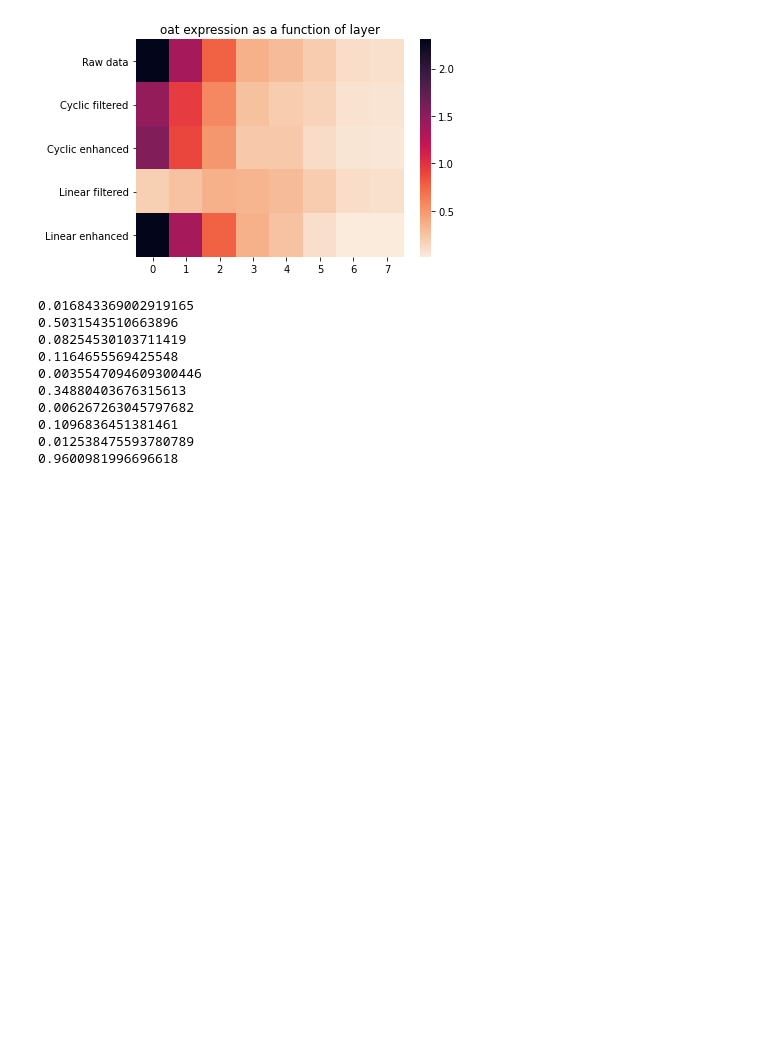
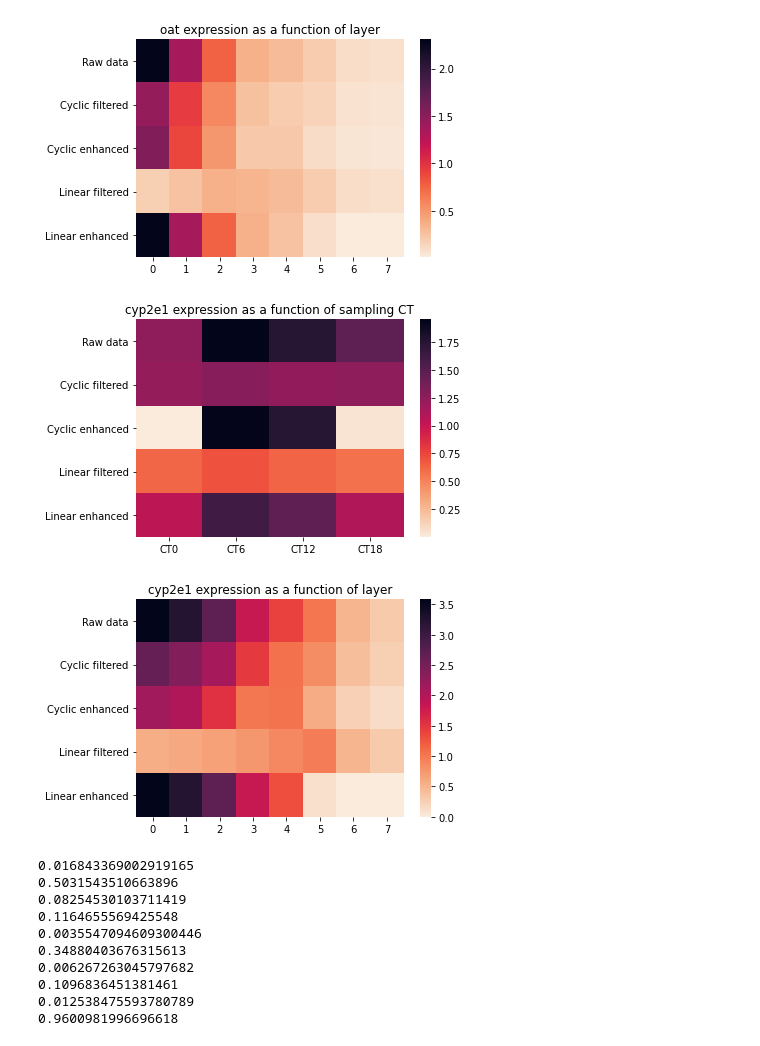
Before and after one commit to nitzanlab/scPrisma, a Jupyter notebook: notebooks/scPrisma_Liver.ipynb, the cells around one changed output. Drawn from its saved outputs; the diff is of its cells as text; code cells hidden in the pictures; blank space fills up the shorter version.

```diff
--- a/notebooks/scPrisma_Liver.ipynb
+++ b/notebooks/scPrisma_Liver.ipynb
@@ -174,6 +174,11 @@ plt_mean_heatmap_gene_liver(adata,adata_cyclic_filtered,adata_cyclic_enhancment,
 # %% [output]
 [figure]
 [figure]
+# %%
+plt_mean_heatmap_gene_liver(adata,adata_cyclic_filtered,adata_cyclic_enhancment,adata_linear_filtered,adata_linear_enhanced,'cyp2e1')
+# %% [output]
+[figure, added]
+[figure, added]
 # %%
 
 kmeans = KMeans(n_clusters=8, random_state=0).fit(adata_linear_filtered.X)
```
Also changed, not shown: parts of 2 cells of this notebook, 2 other files.
